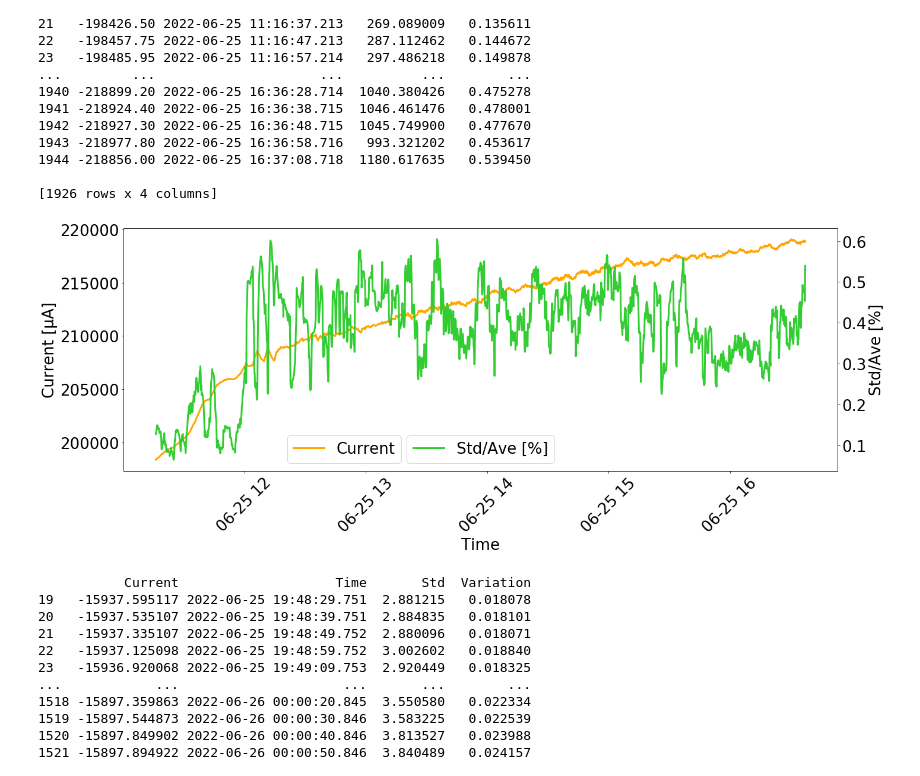
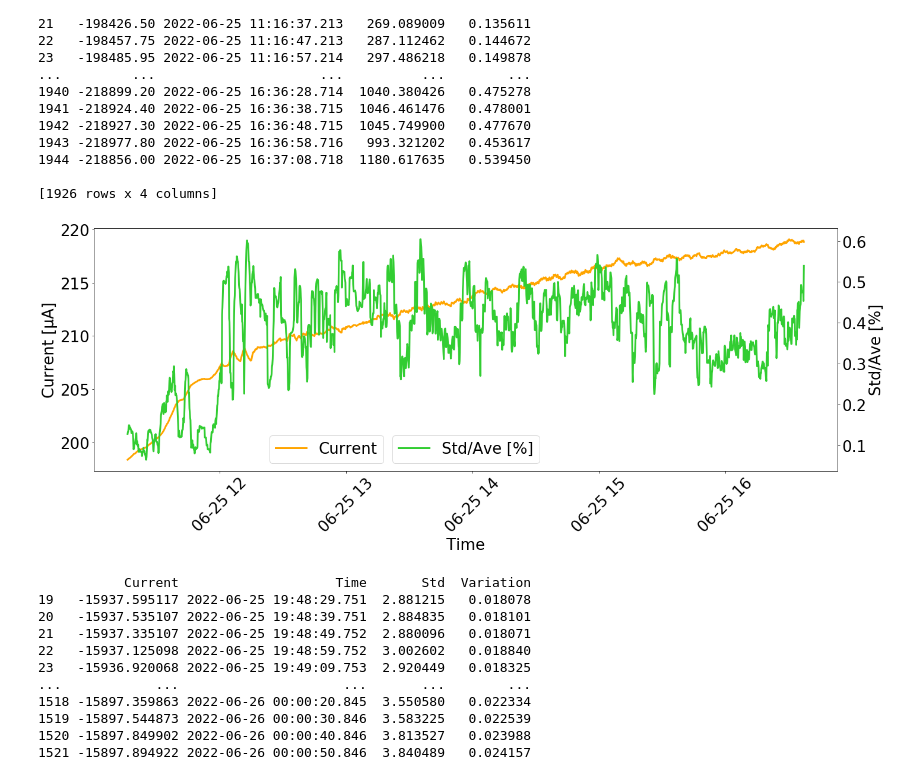
Before and after one commit to yuntsebaryon/SLArchettoMonitoring, a Jupyter notebook: AverageCurrent.ipynb, the cells around one changed output. Cells and saved outputs as stored; diff of their text form; code cells hidden in the pictures.

```diff
--- a/AverageCurrent.ipynb
+++ b/AverageCurrent.ipynb
@@ -73,31 +73,31 @@ print( CurrentAve )
 # %%
 # create figure and axis objects with subplots()
 fig1, ax10 = plt.subplots(figsize = (20,8))
 
 # make a plot
-ax10.plot( CurrentAve['Time'], -CurrentAve['Current'], label = 'Current', color = 'orange', lw = 3)
+ax10.plot( CurrentAve['Time'], -CurrentAve['Current']/1000., label = 'Current', color = 'orange', lw = 3)
 # set x-axis label
 ax10.set_xlabel('Time', fontsize = 26)
 ax10.tick_params(axis = 'x', labelrotation = 45, labelsize = 26)
 # set y-axis label
 ax10.set_ylabel('Current [µA]', fontsize = 26)
 ax10.tick_params(axis = 'y', labelsize = 26)
 
 ax11 = ax10.twinx()
 ax11.plot( CurrentAve['Time'], CurrentAve['Variation'], label = 'Std/Ave [%]', color = 'limegreen', lw = 3 )
 ax11.set_ylabel('Std/Ave [%]', fontsize = 26)
 ax11.tick_params(axis = 'y', labelsize = 26)
 
 ax10.legend(loc = 'lower right', bbox_to_anchor = (0.4, 0), ncol = 1, fontsize = 26)
 ax11.legend(loc = 'lower center', ncol = 1, fontsize = 26)
 
 plt.tight_layout()
 plt.show()
 
 # save the plot as a file
 fig1.savefig('/Users/yuntse/Documents/DUNE/SLArchetto/Monitoring/CurrentAve_202206251113_30kV.png')
 # %% [output]
-[figure, old version]
+[figure, new version]
 # %%
 fCurrent5kV = '/Users/yuntse/data/slarchetto/monitoring/FieldShellCurrent_202206251945.csv'
 # %%
```
Also changed, not shown: parts of 1 cell of this notebook.
